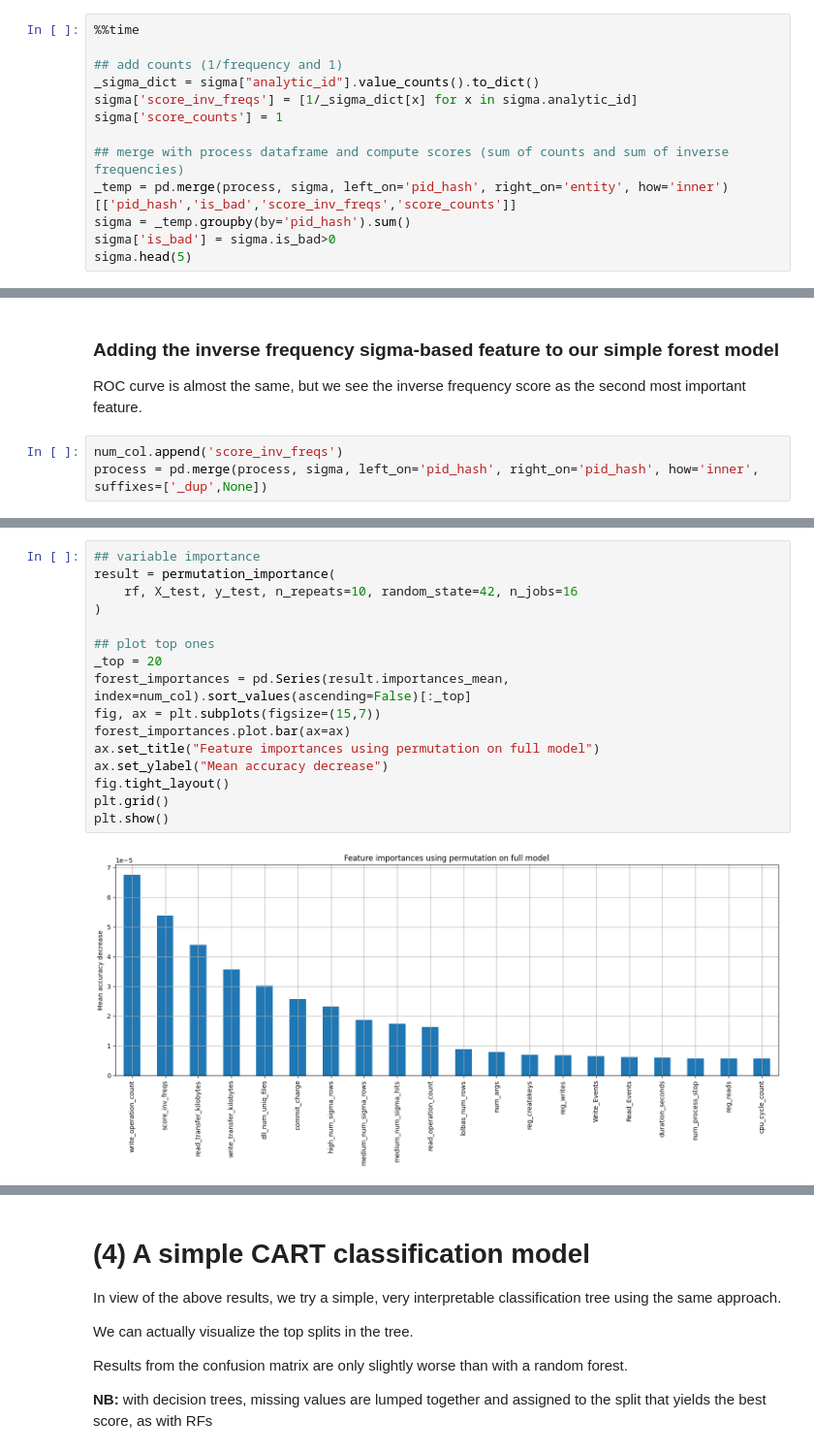
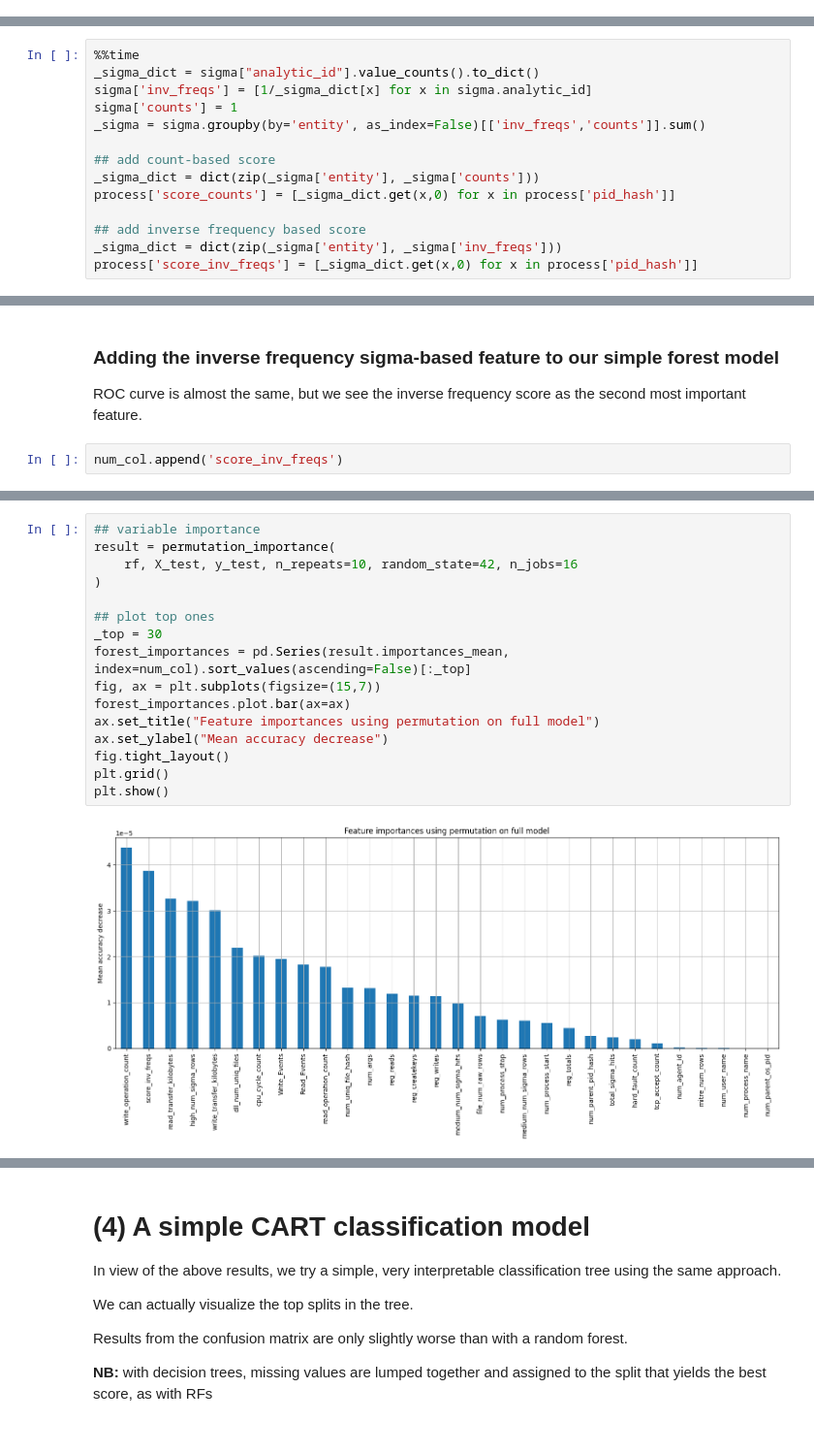
Before and after one commit to llnl/Wintap-Analytics, a Jupyter notebook: 2025-acme4-explore/process_eda.ipynb, the cells around one changed output, grey strips where cells are left out. Shown at 97% size. Drawn from its saved outputs; the diff is of its cells as text.

```diff
--- a/2025-acme4-explore/process_eda.ipynb
+++ b/2025-acme4-explore/process_eda.ipynb
@@ -300,13 +294,0 @@ the cell below takes a few minutes to run - could try to parallelize
-# %%
-%%time
-
-## add counts (1/frequency and 1)
-_sigma_dict = sigma["analytic_id"].value_counts().to_dict()
-sigma['score_inv_freqs'] = [1/_sigma_dict[x] for x in sigma.analytic_id]
-sigma['score_counts'] = 1
-
-## merge with process dataframe and compute scores (sum of counts and sum of inverse frequencies)
-_temp = pd.merge(process, sigma, left_on='pid_hash', right_on='entity', how='inner')[['pid_hash','is_bad','score_inv_freqs','score_counts']]
-sigma = _temp.groupby(by='pid_hash').sum()
-sigma['is_bad'] = sigma.is_bad>0
-sigma.head(5)
@@ -322,0 +295,14 @@ Wall time: 2min 37s
+# %%
+%%time
+_sigma_dict = sigma["analytic_id"].value_counts().to_dict()
+sigma['inv_freqs'] = [1/_sigma_dict[x] for x in sigma.analytic_id]
+sigma['counts'] = 1
+_sigma = sigma.groupby(by='entity', as_index=False)[['inv_freqs','counts']].sum()
+
+## add count-based score
+_sigma_dict = dict(zip(_sigma['entity'], _sigma['counts']))
+process['score_counts'] = [_sigma_dict.get(x,0) for x in process['pid_hash']]
+
+## add inverse frequency based score
+_sigma_dict = dict(zip(_sigma['entity'], _sigma['inv_freqs']))
+process['score_inv_freqs'] = [_sigma_dict.get(x,0) for x in process['pid_hash']]
@@ -362,5 +351,4 @@ AUC:, 0.8767430802794933
 ROC curve is almost the same, but we see the inverse frequency score as the second most important feature.
 # %%
 num_col.append('score_inv_freqs')
-process = pd.merge(process, sigma, left_on='pid_hash', right_on='pid_hash', how='inner', suffixes=['_dup',None])
 # %%
@@ -375,21 +363,21 @@ RandomForestClassifier(n_jobs=25)
 # %%
 ## variable importance
 result = permutation_importance(
     rf, X_test, y_test, n_repeats=10, random_state=42, n_jobs=16
 )
 
 ## plot top ones
-_top = 20
+_top = 30
 forest_importances = pd.Series(result.importances_mean, index=num_col).sort_values(ascending=False)[:_top]
 fig, ax = plt.subplots(figsize=(15,7))
 forest_importances.plot.bar(ax=ax)
 ax.set_title("Feature importances using permutation on full model")
 ax.set_ylabel("Mean accuracy decrease")
 fig.tight_layout()
 plt.grid()
 plt.show()
 # %% [output]
-[figure, old version]
+[figure, new version]
 # %%
 ## ROC and AUC
 y_pred_proba = rf.predict_proba(X_test)[:,1]
```
Also changed, not shown: parts of 32 cells of this notebook, 3 other files.
